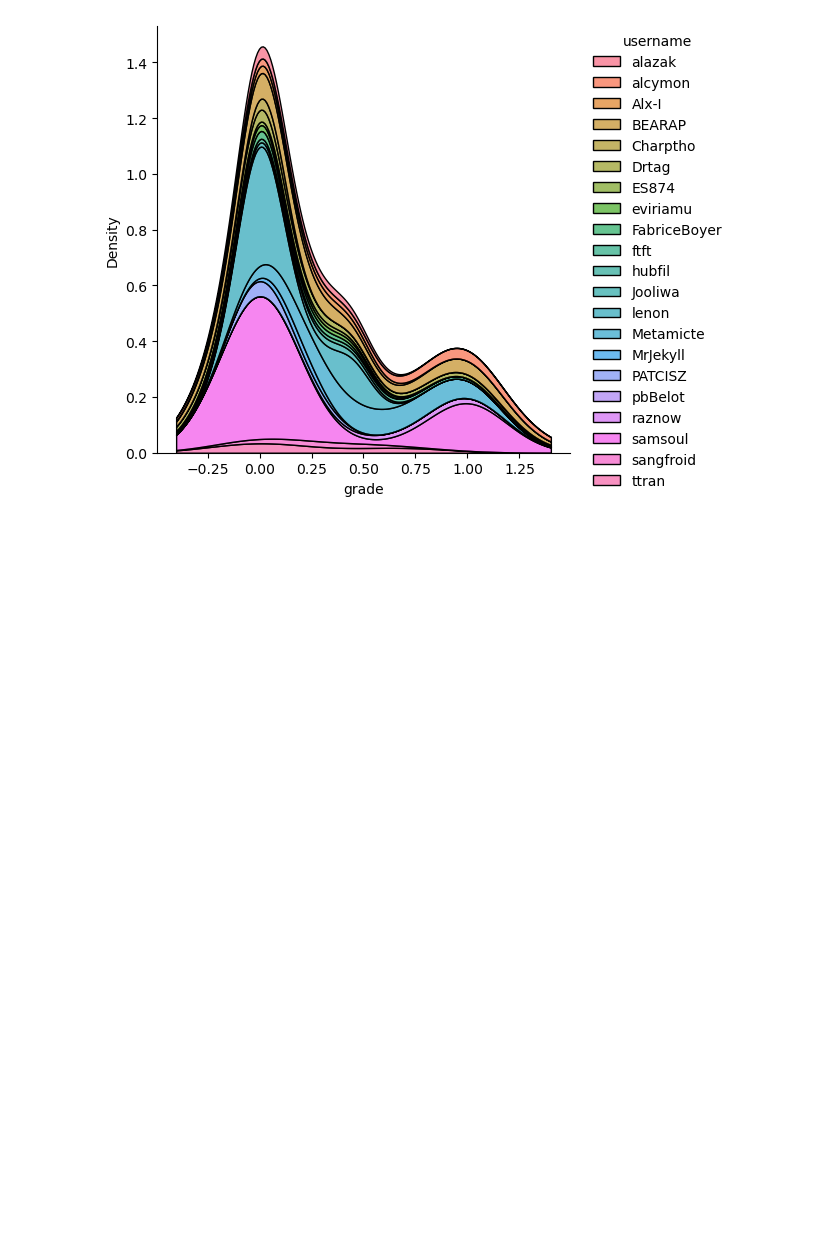
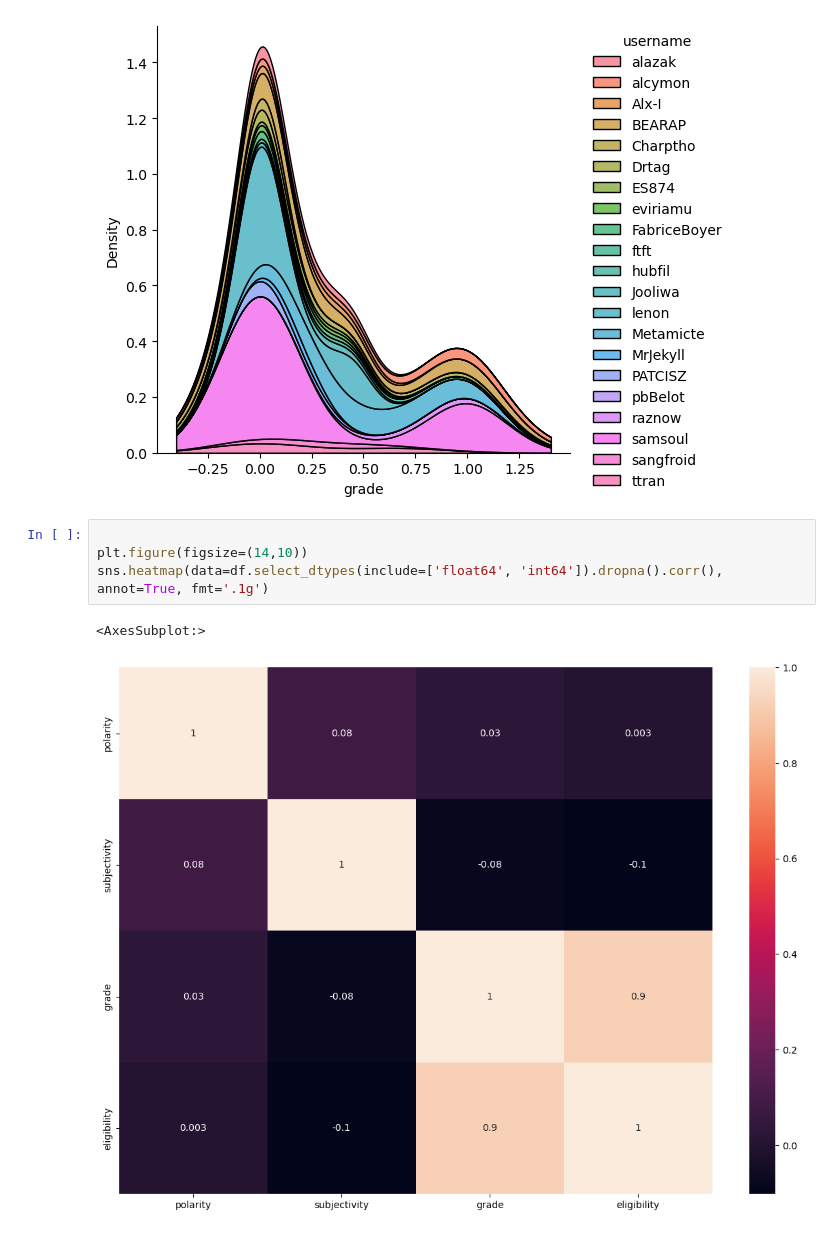
Before and after one commit to data-IA-2022/MOOC_Fengfeng_David, a Jupyter notebook: analyse.ipynb, the cells around one changed output. Drawn from its saved outputs; the diff is of its cells as text; blank space fills up the shorter version.

```diff
--- a/analyse.ipynb
+++ b/analyse.ipynb
@@ -101,3 +139,10 @@ sns.displot(df, x="grade", hue="username", kind="kde", multiple="stack")
 # %% [output]
 <seaborn.axisgrid.FacetGrid at 0x...>
 [figure]
+# %%
+
+plt.figure(figsize=(14,10))
+sns.heatmap(data=df.select_dtypes(include=['float64', 'int64']).dropna().corr(), annot=True, fmt='.1g')
+# %% [output]
+<AxesSubplot:>
+[figure, added]
```
Also changed, not shown: parts of 3 cells of this notebook, 16 other files.
